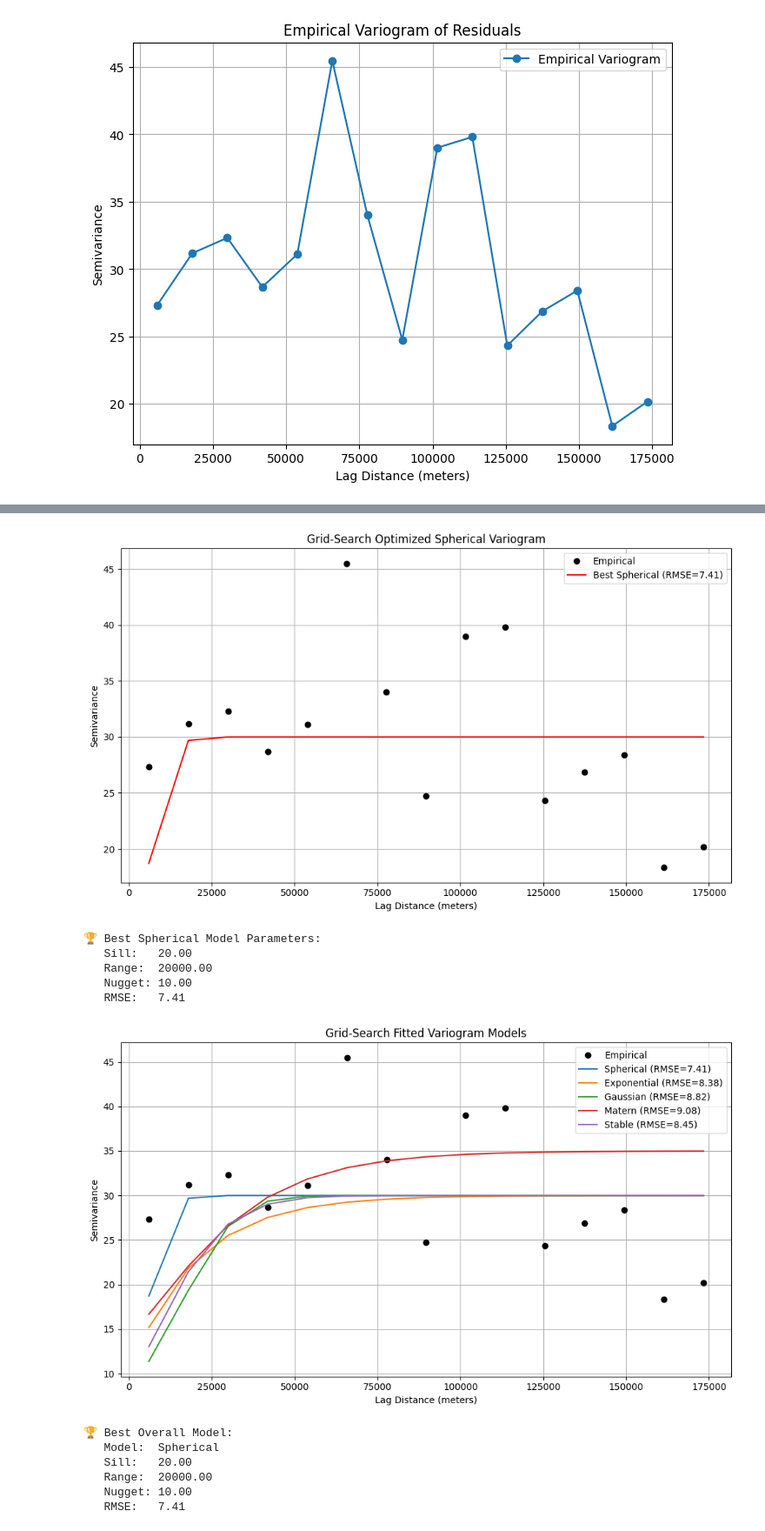
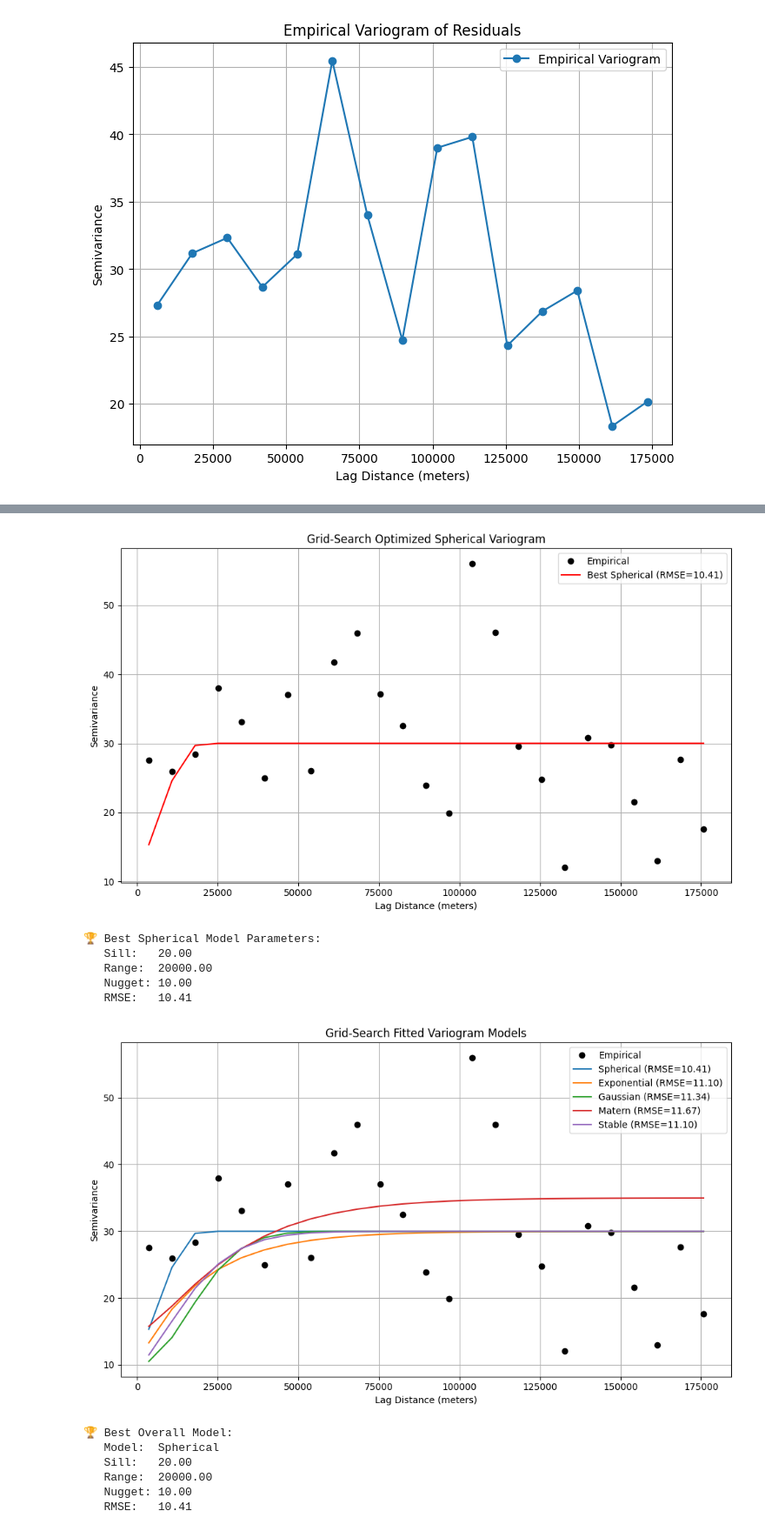
Before and after one commit to FC1104-XX/ProjIntegrador, a Jupyter notebook: kriging.ipynb, the cells around one changed output, grey strips where cells are left out. Shown at 87% size. Drawn from its saved outputs; the diff is of its cells as text; code cells hidden in the pictures.

Commit message:
variograma

```diff
--- a/kriging.ipynb
+++ b/kriging.ipynb
@@ -195,3 +195,23 @@ plt.legend()
 plt.show()
 # %% [output]
 [figure]
+# %%
+x = df['3763_long'].values
+y = df['3763_lat'].values
+residuals = df['residuals'].values
+
+# Step 2: Define bin edges (correct format: tuple of (x, y))
+bin_edges = gs.standard_bins((x, y), bin_no=25)
+
+# Step 3: Compute empirical variogram
+bin_center, gamma = gs.vario_estimate((x, y), residuals, bin_edges=bin_edges)
+
+# Step 4: Plot
+plt.figure(figsize=(8, 6))
+plt.plot(bin_center, gamma, 'o-', label='Empirical Variogram')
+plt.xlabel("Lag Distance (meters)")
+plt.ylabel("Semivariance")
+plt.title("Empirical Variogram of Residuals")
+plt.grid(True)
+plt.legend()
+plt.show()
@@ -201,7 +223,7 @@ import matplotlib.pyplot as plt
 
 # Define the empirical data again
 coords = (x, y)  # tuple form
-bin_edges = gs.standard_bins(coords, bin_no=15)
+bin_edges = gs.standard_bins(coords, bin_no=25)
 bin_center, gamma = gs.vario_estimate(coords, residuals, bin_edges=bin_edges)
 
 # Choose model classes to try
@@ -235,7 +257,7 @@ from sklearn.metrics import mean_squared_error
 
 # Step 1: Get your empirical variogram
 coords = (x, y)
-bin_edges = gs.standard_bins(coords, bin_no=15)
+bin_edges = gs.standard_bins(coords, bin_no=25)
 bin_center, gamma = gs.vario_estimate(coords, residuals, bin_edges=bin_edges)
 
 # Step 2: Define model candidates
@@ -288,7 +311,7 @@ from itertools import product
 
 # Empirical variogram setup
 coords = (x, y)
-bin_edges = gs.standard_bins(coords, bin_no=15)
+bin_edges = gs.standard_bins(coords, bin_no=25)
 bin_center, gamma = gs.vario_estimate(coords, residuals, bin_edges=bin_edges)
 
 # Parameter search space
@@ -334,12 +357,12 @@ print(f"   Range:  {rng:.2f}")
 print(f"   Nugget: {nug:.2f}")
 print(f"   RMSE:   {best_rmse:.2f}")
 # %% [output]
-[figure, old version]
+[figure, new version]
 🏆 Best Spherical Model Parameters:
    Sill:   20.00
    Range:  20000.00
    Nugget: 10.00
-   RMSE:   7.41
+   RMSE:   10.41
 # %%
 import numpy as np
 import matplotlib.pyplot as plt
@@ -349,7 +372,7 @@ from itertools import product
 
 # 1. Prepare empirical variogram data
 coords = (x, y)
-bin_edges = gs.standard_bins(coords, bin_no=15)
+bin_edges = gs.standard_bins(coords, bin_no=25)
 bin_center, gamma = gs.vario_estimate(coords, residuals, bin_edges=bin_edges)
 
 # 2. Define parameter search space
@@ -392,37 +415,37 @@ for model_class, model_name in zip(model_classes, model_names):
 overall_best = min(results, key=lambda r: r["rmse"])
 
 # 6. Plot all models
 plt.figure(figsize=(10, 6))
 plt.plot(bin_center, gamma, 'ko', label='Empirical')
 
 for r in results:
     plt.plot(
         bin_center,
         r["model"].variogram(bin_center),
         label=f"{r['name']} (RMSE={r['rmse']:.2f})"
     )
 
 plt.title("Grid-Search Fitted Variogram Models")
 plt.xlabel("Lag Distance (meters)")
 plt.ylabel("Semivariance")
 plt.legend()
 plt.grid(True)
 plt.tight_layout()
 plt.show()
 
 # 7. Print best model
 bp = overall_best["params"]
 print("🏆 Best Overall Model:")
 print(f"   Model:  {overall_best['name']}")
 print(f"   Sill:   {bp[0]:.2f}")
 print(f"   Range:  {bp[1]:.2f}")
 print(f"   Nugget: {bp[2]:.2f}")
 print(f"   RMSE:   {overall_best['rmse']:.2f}")
 # %% [output]
-[figure, old version]
+[figure, new version]
 🏆 Best Overall Model:
    Model:  Spherical
    Sill:   20.00
    Range:  20000.00
    Nugget: 10.00
-   RMSE:   7.41
+   RMSE:   10.41
```
Also changed, not shown: parts of 5 cells of this notebook.
